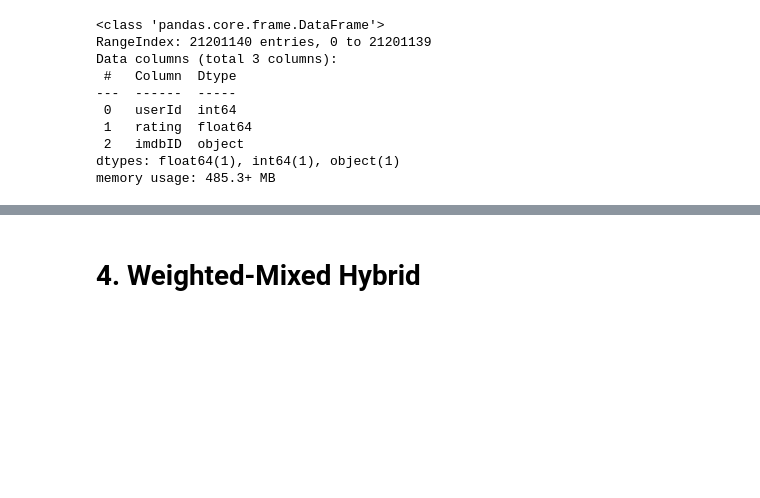
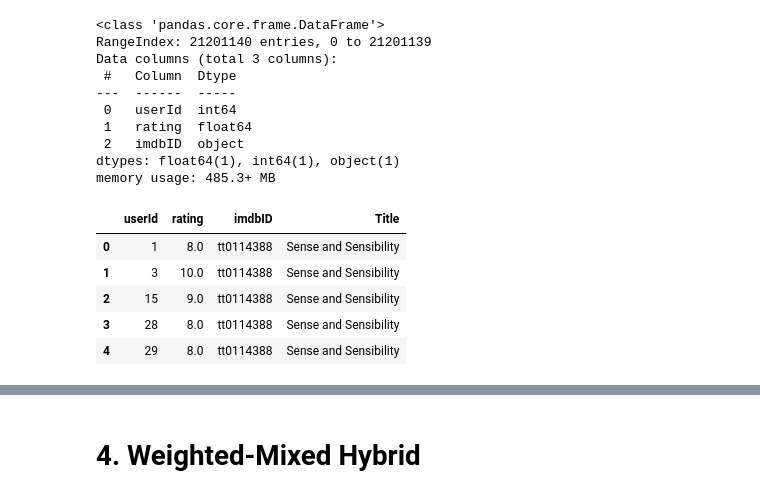
Before and after one commit to NgHoangQuan2204/Recommendation-System, a Jupyter notebook: notebooks/recommendation-system.ipynb, the cells around one changed output, grey strips where cells are left out. Saved outputs shown, nothing was run; the diff lists cells and outputs as text; code cells hidden in the pictures; blank space fills up the shorter version.

```diff
--- a/notebooks/recommendation-system.ipynb
+++ b/notebooks/recommendation-system.ipynb
@@ -384,6 +384,17 @@ Data columns (total 3 columns):
  2   imdbID  object
 dtypes: float64(1), int64(1), object(1)
 memory usage: 485.3+ MB
+# %%
+df_ratings = df_ratings.merge(df[['imdbID', 'Title']], on= 'imdbID', how= 'inner')
+
+df_ratings.head()
+# %% [output]
+|  | userId | rating | imdbID | Title |
+| 0 | 1 | 8.0 | tt0114388 | Sense and Sensibility |
+| 1 | 3 | 10.0 | tt0114388 | Sense and Sensibility |
+| 2 | 15 | 9.0 | tt0114388 | Sense and Sensibility |
+| 3 | 28 | 8.0 | tt0114388 | Sense and Sensibility |
+| 4 | 29 | 8.0 | tt0114388 | Sense and Sensibility |
 # %%
 # Create User-Item interaction matrix
 matrix = df_ratings.pivot_table(index='userId', columns='Title', values='rating')
```
